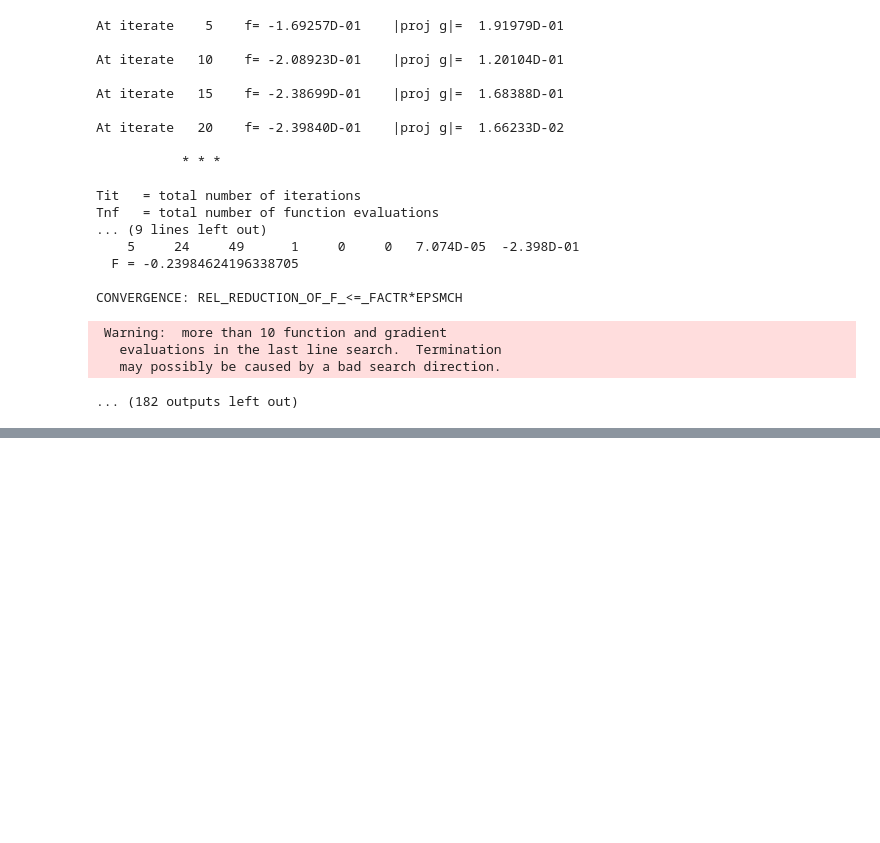
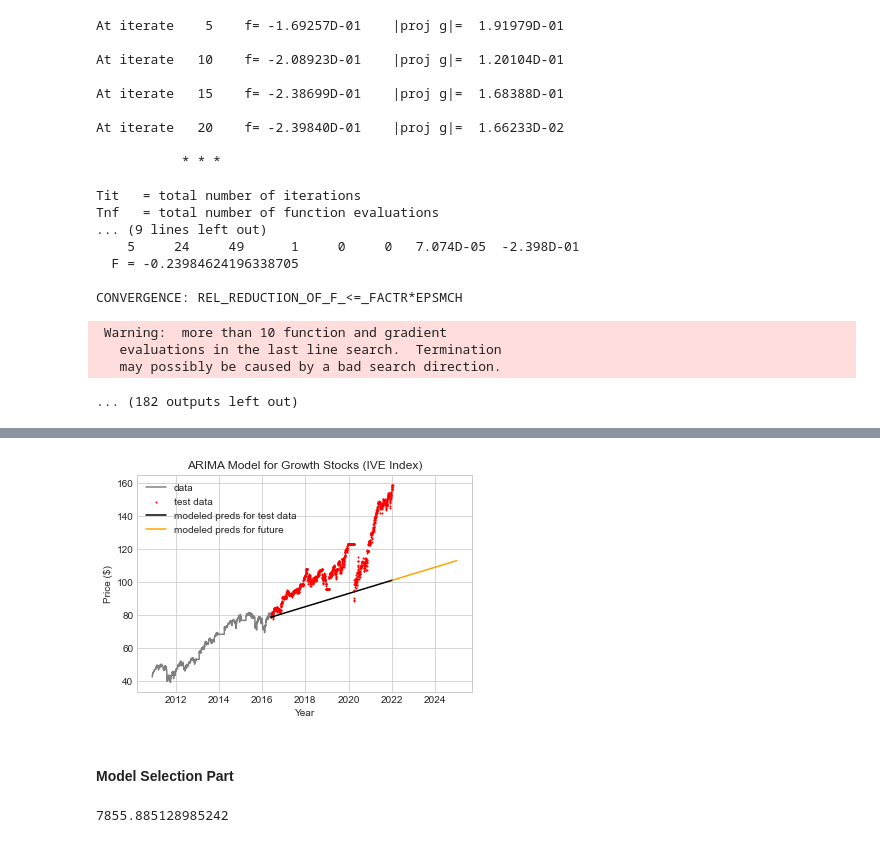
Before and after one commit to lu18cheng/pic16b_stock_analysis, a Jupyter notebook: code/Time Series Modeling.ipynb, the cells around one changed output, grey strips where cells are left out. Cells and saved outputs as stored; diff of their text form; code cells hidden in the pictures; blank space fills up the shorter version.

```diff
--- a/code/Time Series Modeling.ipynb
+++ b/code/Time Series Modeling.ipynb
@@ -382,0 +454,4 @@ CONVERGENCE: REL_REDUCTION_OF_F_<=_FACTR*EPSMCH
+# %%
+model4 = sm.tsa.ARIMA(value_train, order = order)
+fit4 = model4.fit()
+print(fit4.summary())
@@ -382,0 +476,27 @@ CONVERGENCE: REL_REDUCTION_OF_F_<=_FACTR*EPSMCH
+# %%
+# prediction on test data and future data
+test_preds = fit4.get_prediction(start = growth_test.index.values[0],
+                                   end = growth_test.index.values[-1])
+
+future_preds = fit4.get_prediction(start = growth_test.index.values[-1],
+                                     end = pd.to_datetime('2025-01-01'))
+
+test_preds   = test_preds.predicted_mean
+future_preds = future_preds.predicted_mean
+
+# make the plot
+plt.plot(value_train[2000:], color = 'grey', label = 'data')
+plt.scatter(value_test.index.values, value_test, color = "red", label = "test data", s = 1)
+plt.plot(test_preds, zorder = 5, label = "modeled preds for test data", color = 'black')
+plt.plot(future_preds, zorder = 5, label = "modeled preds for future", color = 'orange')
+plt.title(label = 'ARIMA Model for Growth Stocks (IVE Index)', loc = 'center')
+plt.xlabel('Year')
+plt.ylabel('Price ($)')
+plt.legend()
+
+# save the images
+plt.savefig("ARIMA_value.png")
+# %% [output]
+[figure, added]
+# %% [markdown]
+#### Model Selection Part
@@ -382,0 +511,4 @@ CONVERGENCE: REL_REDUCTION_OF_F_<=_FACTR*EPSMCH
+# %%
+test_MSE(fit3, value_test)
+# %% [output]
+7855.885128985242
```
Also changed, not shown: parts of 27 cells of this notebook, 3 other files.
